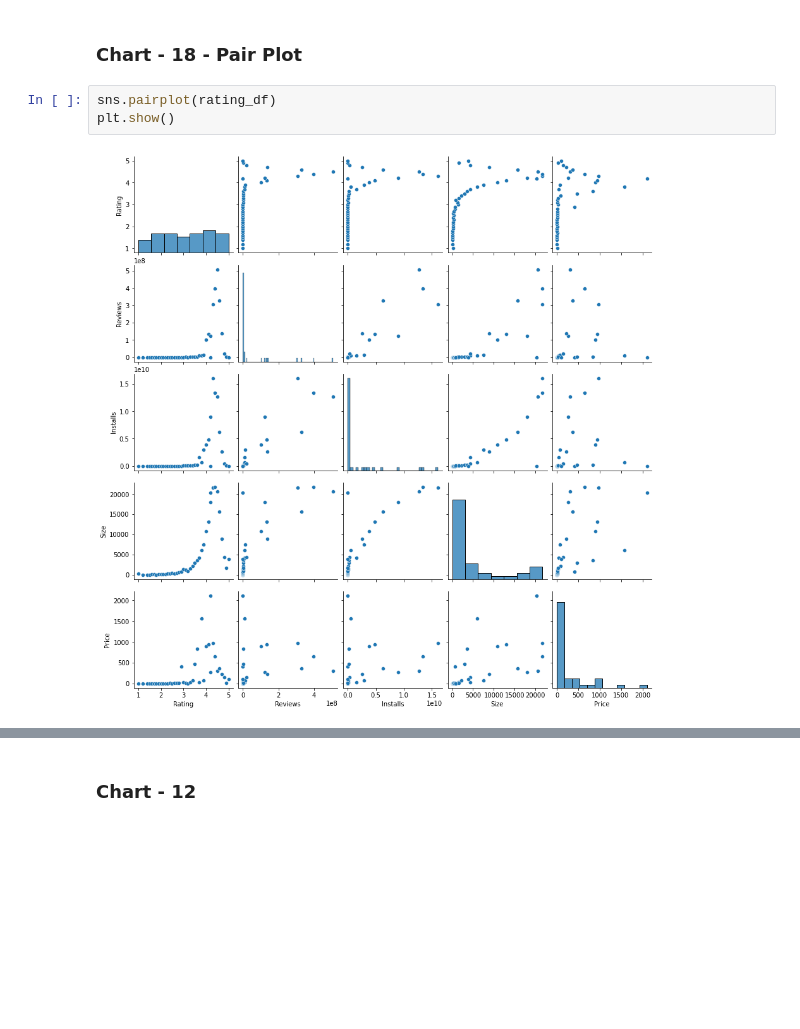
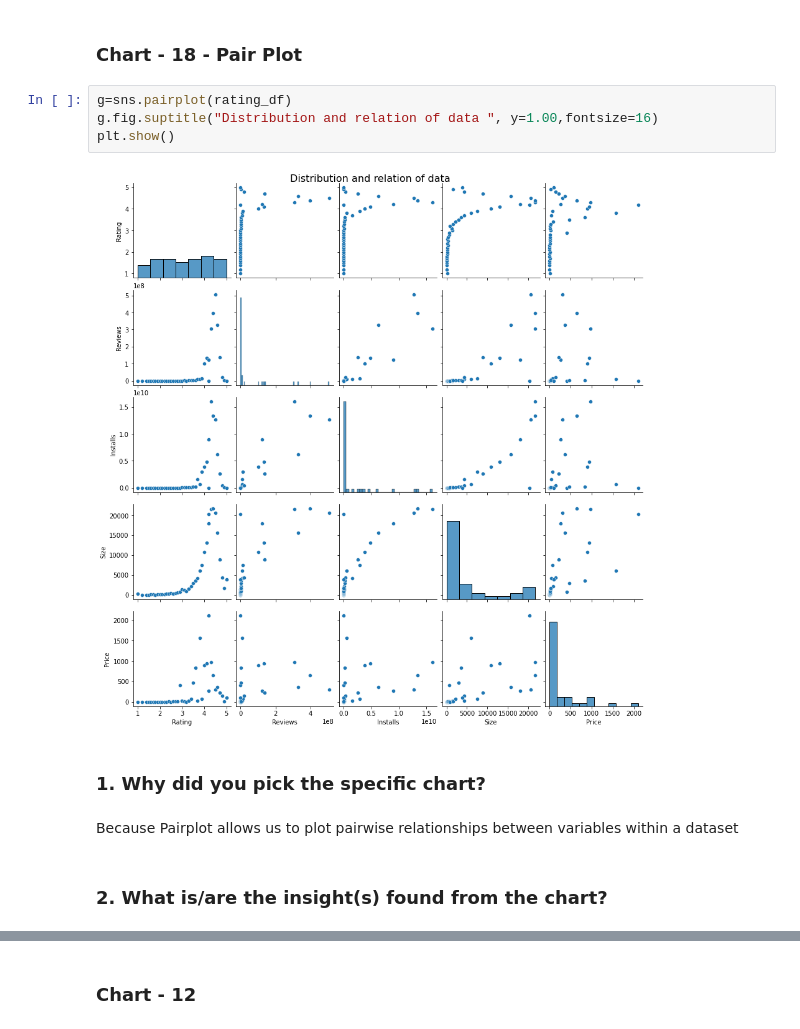
Before and after one commit to Navjotkhatri/EDA-Play-Store-App-Review-Analysis, a Jupyter notebook: EDA_Play_Store_App_Review_Analysis_Capstone_Project.ipynb, the cells around one changed output, grey strips where cells are left out. Cells and saved outputs as stored; diff of their text form; blank space fills up the shorter version.

```diff
--- a/EDA_Play_Store_App_Review_Analysis_Capstone_Project.ipynb
+++ b/EDA_Play_Store_App_Review_Analysis_Capstone_Project.ipynb
@@ -1176,7 +1184,14 @@ From our heatmap, we can visualize the correlation of the variables. some visual
 # %% [markdown]
 ### Chart - 18 - Pair Plot
-# %%
-sns.pairplot(rating_df)
-plt.show()
-# %% [output]
-[figure, removed]
+# %%
+g=sns.pairplot(rating_df)
+g.fig.suptitle("Distribution and relation of data ", y=1.00,fontsize=16)
+plt.show()
+# %% [output]
+[figure, added]
+# %% [markdown]
+### 1. Why did you pick the specific chart?
+# %% [markdown]
+Because Pairplot allows us to plot pairwise relationships between variables within a dataset
+# %% [markdown]
+### 2. What is/are the insight(s) found from the chart?
```
Also changed, not shown: parts of 5 cells of this notebook.
